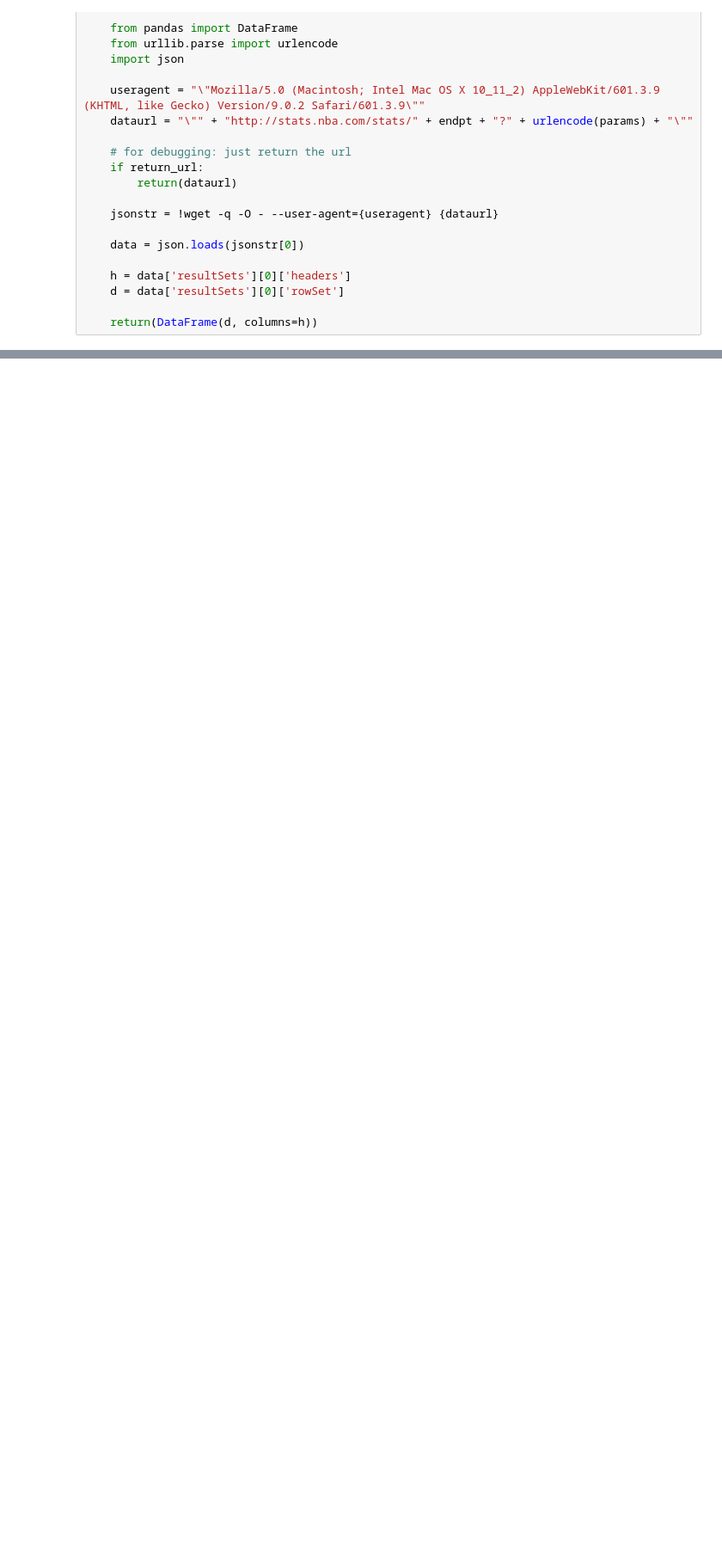
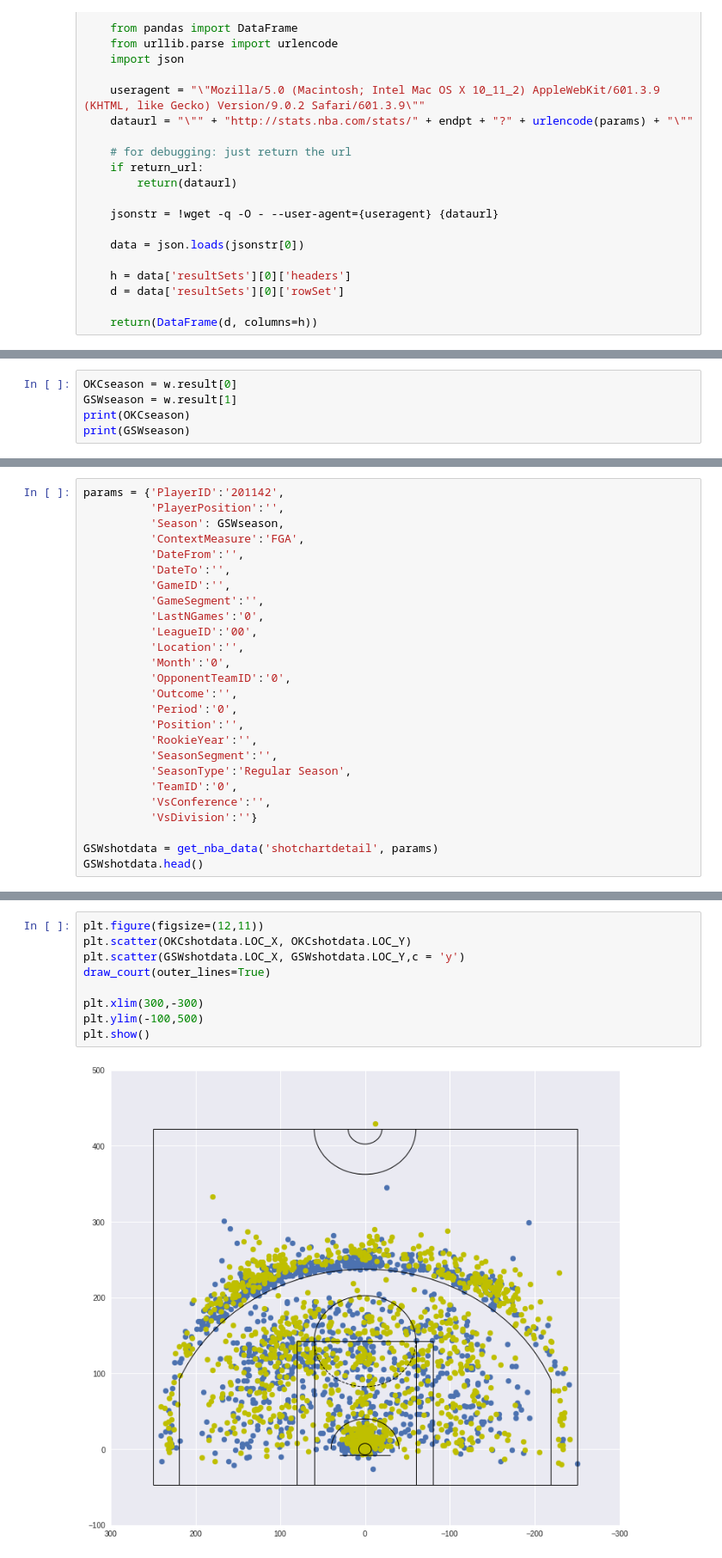
Before and after one commit to mchiang9/Spring-2018, a Jupyter notebook: Assignment-2.ipynb, the cells around one changed output, grey strips where cells are left out. Shown: that part at 86% size. Saved outputs shown, nothing was run; the diff lists cells and outputs as text; blank space fills up the shorter version.

```diff
--- a/Assignment-2.ipynb
+++ b/Assignment-2.ipynb
@@ -97,0 +550,5 @@ def get_nba_data(endpt, params, return_url=False):
+# %%
+OKCseason = w.result[0]
+GSWseason = w.result[1]
+print(OKCseason)
+print(GSWseason)
@@ -97,0 +596,26 @@ def get_nba_data(endpt, params, return_url=False):
+# %%
+params = {'PlayerID':'201142',
+          'PlayerPosition':'',
+          'Season': GSWseason,
+          'ContextMeasure':'FGA',
+          'DateFrom':'',
+          'DateTo':'',
+          'GameID':'',
+          'GameSegment':'',
+          'LastNGames':'0',
+          'LeagueID':'00',
+          'Location':'',
+          'Month':'0',
+          'OpponentTeamID':'0',
+          'Outcome':'',
+          'Period':'0',
+          'Position':'',
+          'RookieYear':'',
+          'SeasonSegment':'',
+          'SeasonType':'Regular Season',
+          'TeamID':'0',
+          'VsConference':'',
+          'VsDivision':''}
+
+GSWshotdata = get_nba_data('shotchartdetail', params)
+GSWshotdata.head()
@@ -97,0 +632,11 @@ def get_nba_data(endpt, params, return_url=False):
+# %%
+plt.figure(figsize=(12,11))
+plt.scatter(OKCshotdata.LOC_X, OKCshotdata.LOC_Y)
+plt.scatter(GSWshotdata.LOC_X, GSWshotdata.LOC_Y,c = 'y')
+draw_court(outer_lines=True)
+
+plt.xlim(300,-300)
+plt.ylim(-100,500)
+plt.show()
+# %% [output]
+[figure, added]
```
Also changed, not shown: parts of 68 cells of this notebook, 1 other file.
